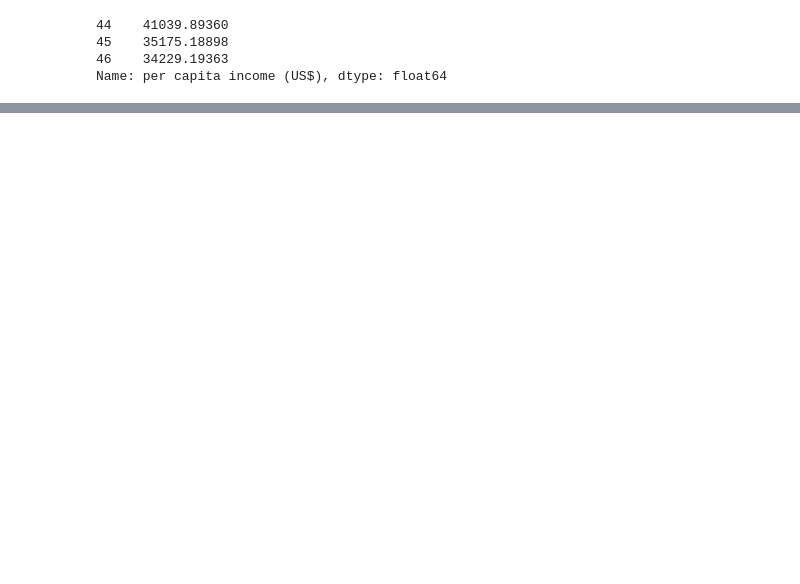
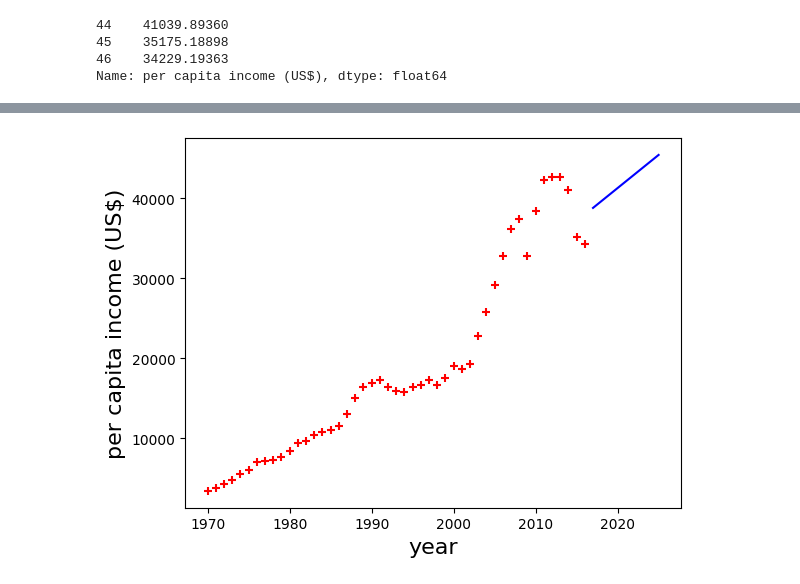
Before and after one commit to Saravanakm1/LinearReg01, a Jupyter notebook: Linear_model_CAN.ipynb, the cells around one changed output, grey strips where cells are left out. Drawn from its saved outputs; the diff is of its cells as text; code cells hidden in the pictures; blank space fills up the shorter version.

```diff
--- a/Linear_model_CAN.ipynb
+++ b/Linear_model_CAN.ipynb
@@ -42,0 +51,2 @@ array([41288.69409442])
+# %%
+new_year_can_income_data = pd.read_csv('canada_per_capita_income - new years.csv')
@@ -42,0 +67,3 @@ array([41288.69409442])
+# %%
+new_year_can_income_data['per capita income (US$)'] = new_prediction
+new_year_can_income_data
@@ -42,0 +83,9 @@ array([41288.69409442])
+# %%
+%matplotlib inline
+plt.xlabel('year', fontsize=16)
+plt.ylabel('per capita income (US$)', fontsize=16)
+plt.scatter(can_income_data['year'],can_income_data['per capita income (US$)'], color='red', marker='+')
+plt.plot(new_year_can_income_data['year'], new_year_can_income_data['per capita income (US$)'], color = 'blue')
+plt.show()
+# %% [output]
+[figure, added]
```
Also changed, not shown: parts of 14 cells of this notebook.
